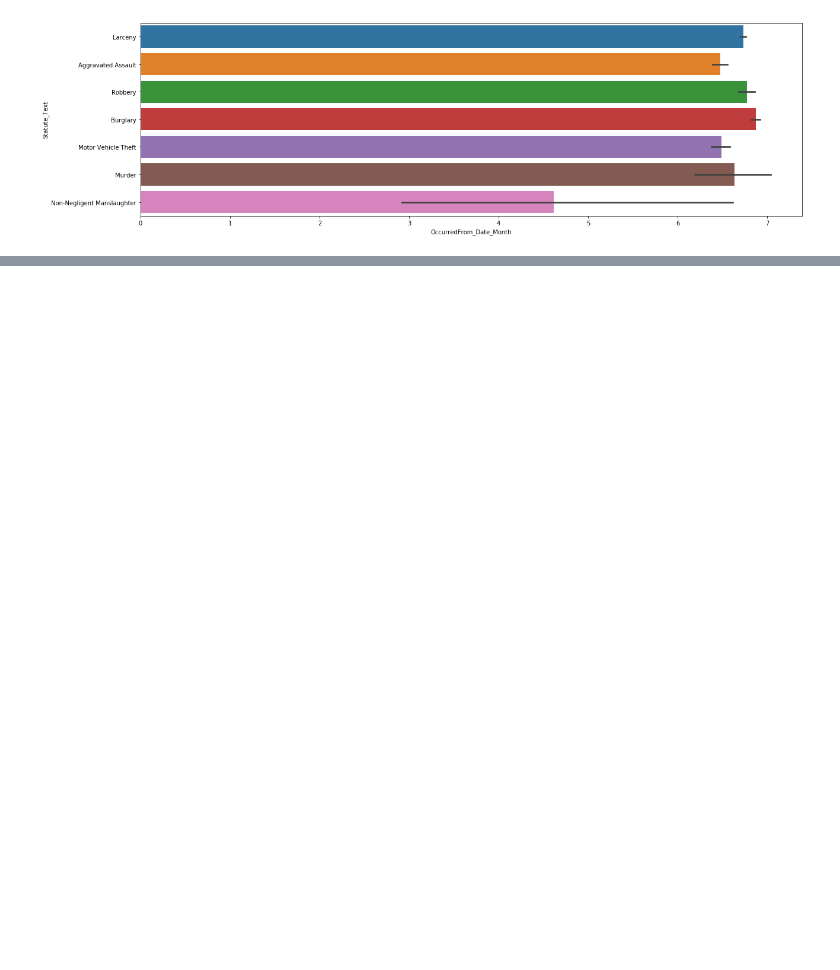
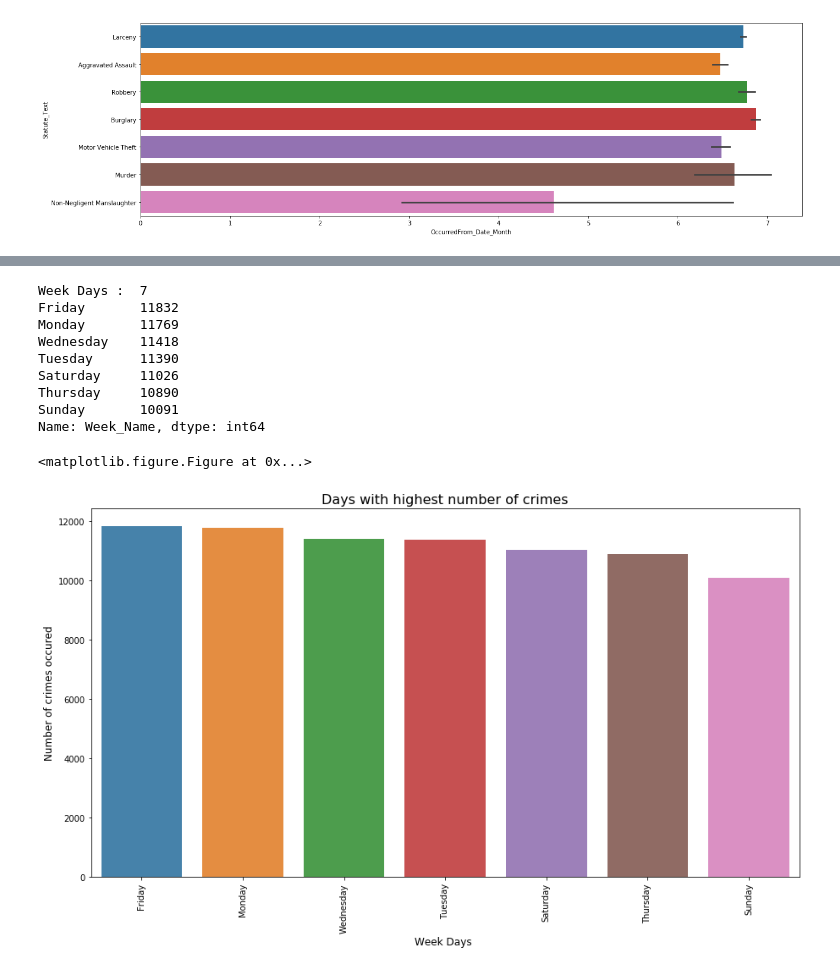
Before and after one commit to Techie9/RPDData, a Jupyter notebook: PoliceDataSet.ipynb, the cells around one changed output, grey strips where cells are left out. Cells and saved outputs as stored; diff of their text form; code cells hidden in the pictures; blank space fills up the shorter version.

```diff
--- a/PoliceDataSet.ipynb
+++ b/PoliceDataSet.ipynb
@@ -15,6 +15,14 @@ df = pd.read_csv("/Users/pallavi/PycharmProjects/BDAProject/RPD__Part_I_Crime_20
 
 #To see the info of the data frame
 df.info()
+
+#reading data
+print("==================================================================")
+feature_range = pd.read_csv("/Users/pallavi/Downloads/CleanCrime.csv") #Reading the dataset in a dataframe using Pandas
+#Here df is the dataframeset
+
+#To see the info of the data frame
+print(feature_range.info())
 # %% [output]
 <class 'pandas.core.frame.DataFrame'>
 RangeIndex: 77810 entries, 0 to 77809
@@ -335,0 +657,25 @@ plt.show()
+# %%
+Week_days=feature_range['Week_Name']
+print("Week Days : ", len(Week_days.unique()))
+print(Week_days.value_counts().head(7))
+Week_days_name = Week_days.value_counts().head(7)
+plt.figure(figsize=(15,8))
+sns.barplot(x=Week_days_name.index,y=Week_days_name.values,alpha=0.9)
+plt.xticks(rotation='vertical')
+plt.xlabel('Week Days ', fontsize=12)
+plt.ylabel('Number of crimes occured', fontsize=12)
+plt.title("Days with highest number of crimes", fontsize=16)
+plt.show()
+plt.savefig('WeekDays.png')
+# %% [output]
+Week Days :  7
+Friday       11832
+Monday       11769
+Wednesday    11418
+Tuesday      11390
+Saturday     11026
+Thursday     10890
+Sunday       10091
+Name: Week_Name, dtype: int64
+<matplotlib.figure.Figure at 0x...>
+[figure, added]
```
Also changed, not shown: parts of 45 cells of this notebook.
